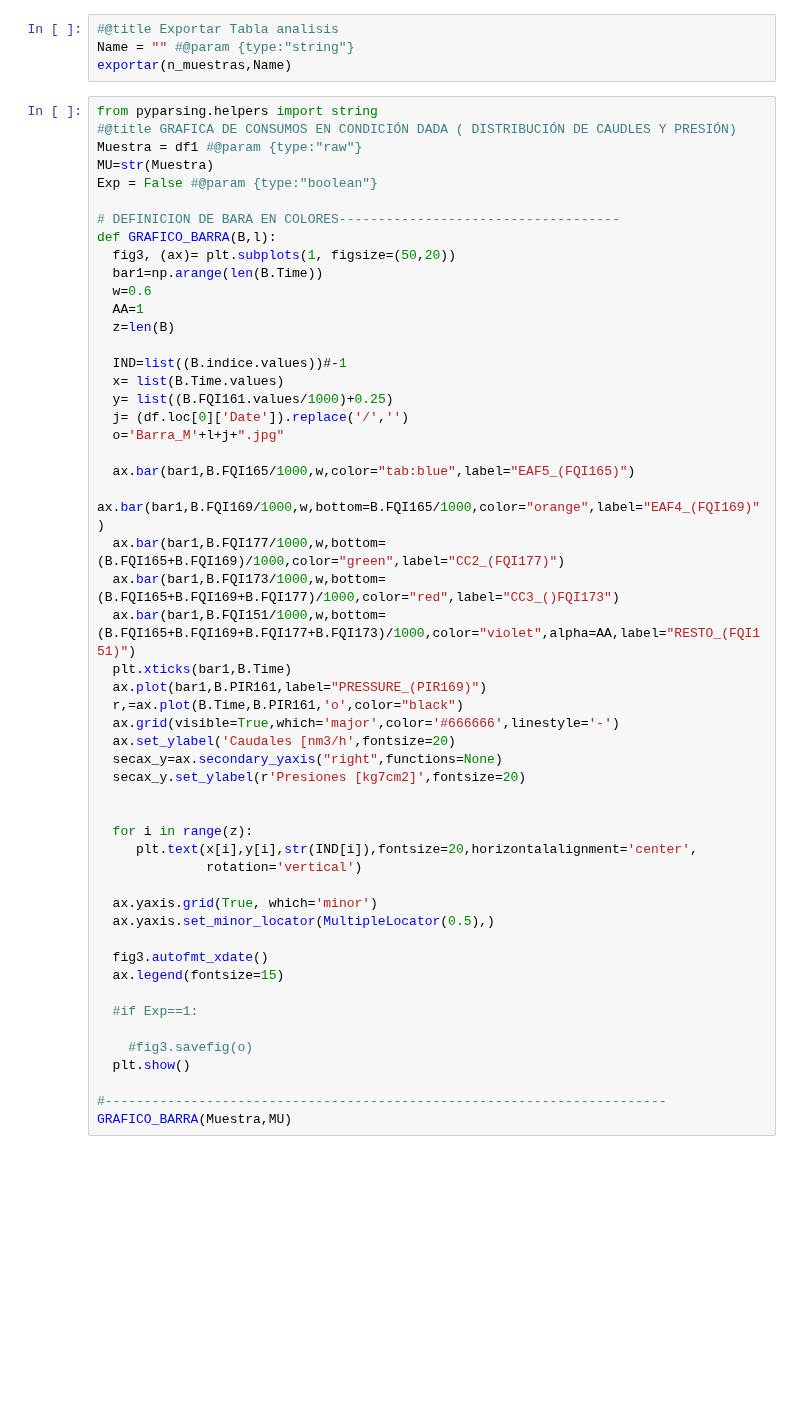
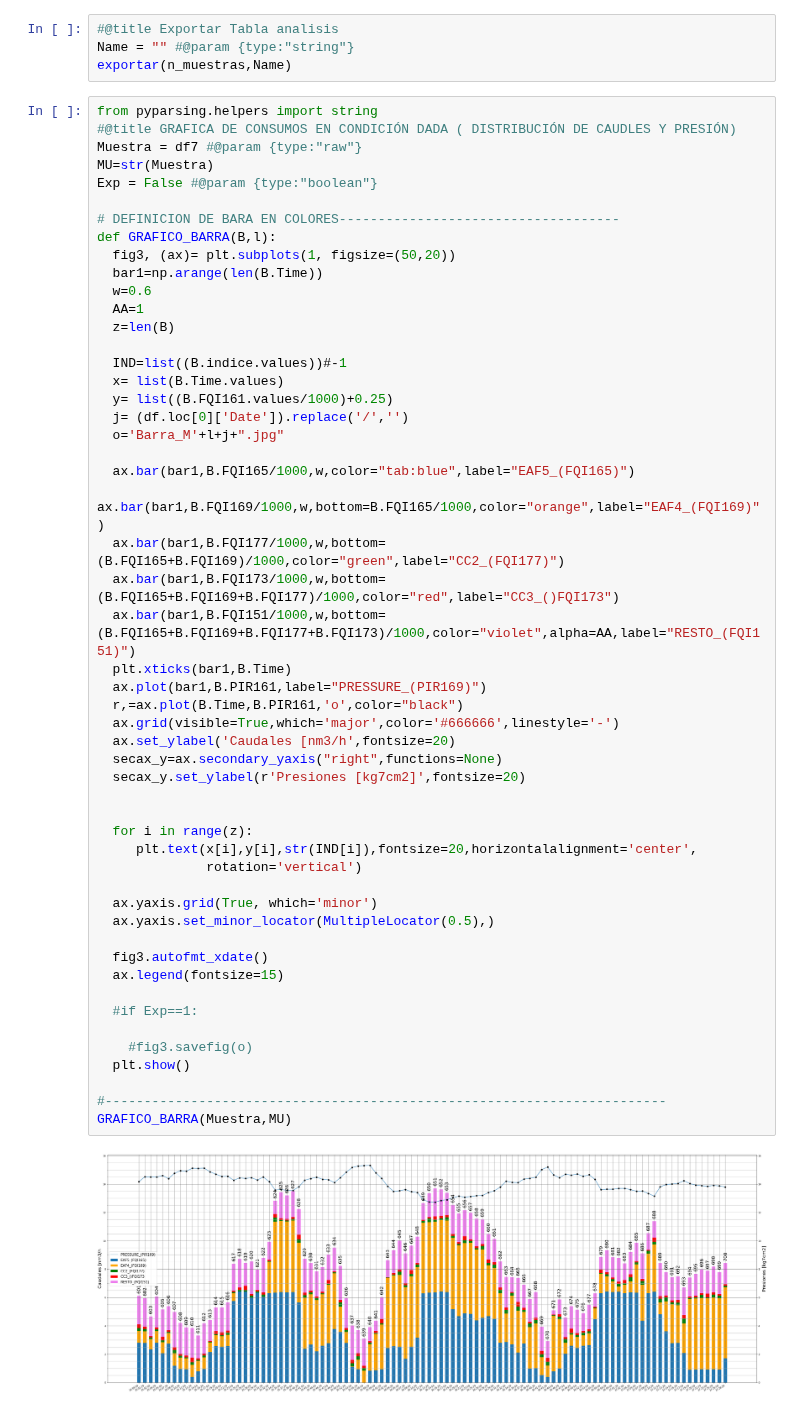
Before and after one commit to JuanCappelletti/Consteel_H06, a Jupyter notebook: ANALISIS FLUIDOS GASEOSOS .ipynb, the cells around one changed output. Drawn from its saved outputs; the diff is of its cells as text; blank space fills up the shorter version.

```diff
--- a/ANALISIS FLUIDOS GASEOSOS .ipynb
+++ b/ANALISIS FLUIDOS GASEOSOS .ipynb
@@ -178,7 +178,7 @@ exportar(n_muestras,Name)
 # %%
 from pyparsing.helpers import string
 #@title GRAFICA DE CONSUMOS EN CONDICIÓN DADA ( DISTRIBUCIÓN DE CAUDLES Y PRESIÓN)
-Muestra = df1 #@param {type:"raw"}
+Muestra = df7 #@param {type:"raw"}
 MU=str(Muestra)
 Exp = False #@param {type:"boolean"}
 
@@ -200,33 +200,35 @@ def GRAFICO_BARRA(B,l):
   ax.bar(bar1,B.FQI169/1000,w,bottom=B.FQI165/1000,color="orange",label="EAF4_(FQI169)")
   ax.bar(bar1,B.FQI177/1000,w,bottom=(B.FQI165+B.FQI169)/1000,color="green",label="CC2_(FQI177)")
   ax.bar(bar1,B.FQI173/1000,w,bottom=(B.FQI165+B.FQI169+B.FQI177)/1000,color="red",label="CC3_()FQI173")
   ax.bar(bar1,B.FQI151/1000,w,bottom=(B.FQI165+B.FQI169+B.FQI177+B.FQI173)/1000,color="violet",alpha=AA,label="RESTO_(FQI151)")
   plt.xticks(bar1,B.Time)
   ax.plot(bar1,B.PIR161,label="PRESSURE_(PIR169)")
   r,=ax.plot(B.Time,B.PIR161,'o',color="black")
   ax.grid(visible=True,which='major',color='#666666',linestyle='-')
   ax.set_ylabel('Caudales [nm3/h',fontsize=20)
   secax_y=ax.secondary_yaxis("right",functions=None)
   secax_y.set_ylabel(r'Presiones [kg7cm2]',fontsize=20)
 
 
   for i in range(z):
      plt.text(x[i],y[i],str(IND[i]),fontsize=20,horizontalalignment='center',
               rotation='vertical')
 
   ax.yaxis.grid(True, which='minor')
   ax.yaxis.set_minor_locator(MultipleLocator(0.5),)
 
   fig3.autofmt_xdate()
   ax.legend(fontsize=15)
 
   #if Exp==1:
 
     #fig3.savefig(o)
   plt.show()
 
 #------------------------------------------------------------------------
 GRAFICO_BARRA(Muestra,MU)
+# %% [output]
+[figure, added]
 # %%
 from collections.abc import ItemsView
 #@title Distribución de la muestra.
```
Also changed, not shown: parts of 4 cells of this notebook.
